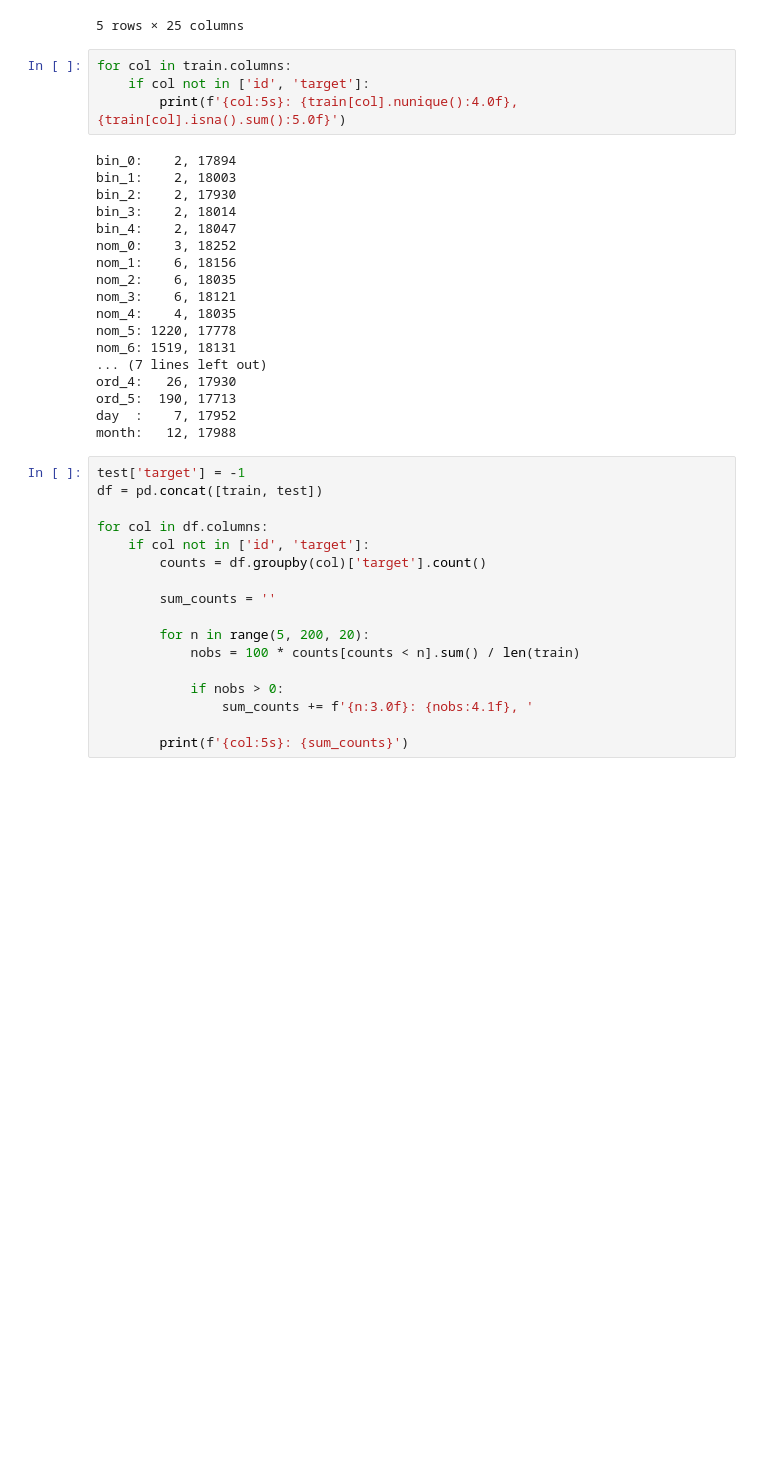
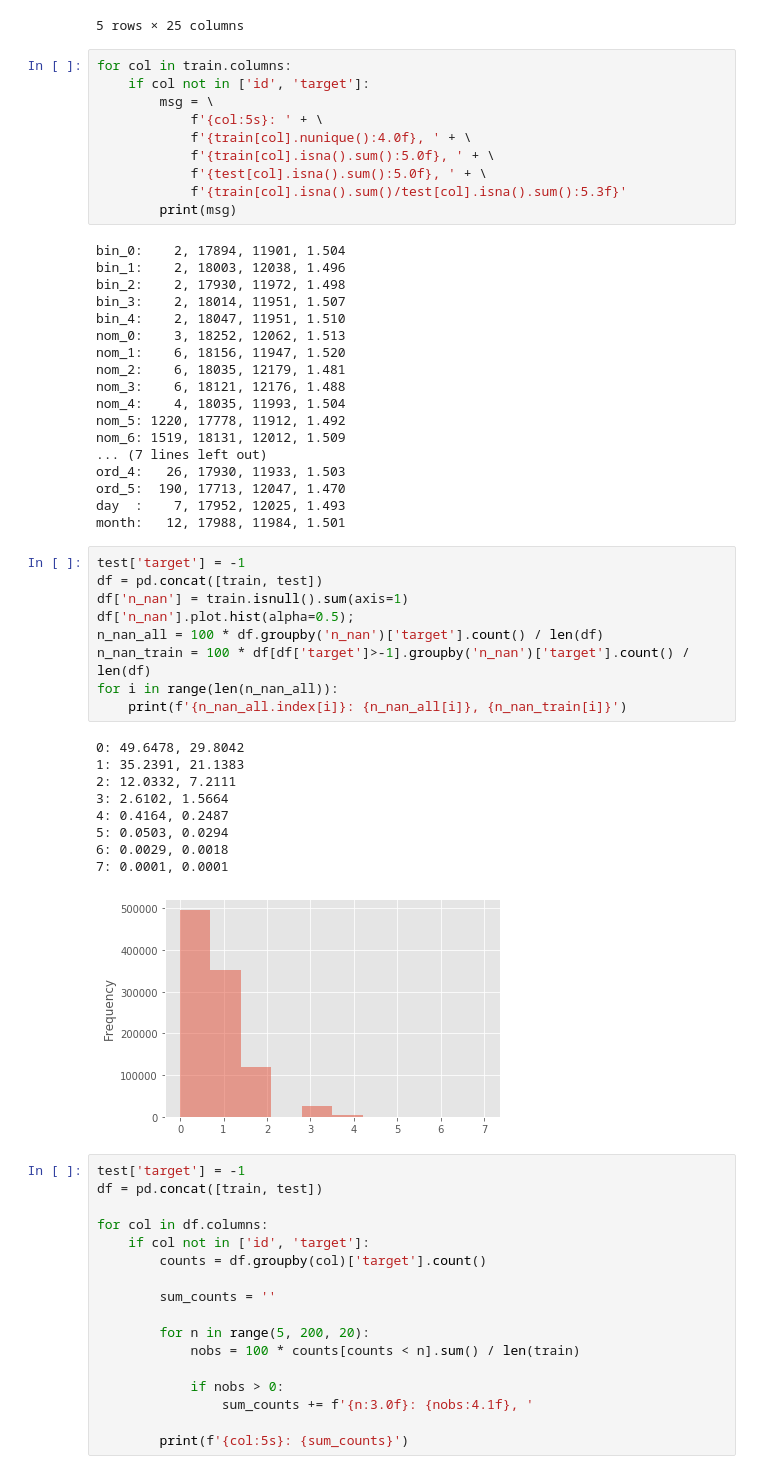
Before and after one commit to viktorsapozhok/cafeen, a Jupyter notebook: notebooks/1_simple_eda.ipynb, the cells around one changed output. Cells and saved outputs as stored; diff of their text form; blank space fills up the shorter version.

```diff
--- a/notebooks/1_simple_eda.ipynb
+++ b/notebooks/1_simple_eda.ipynb
@@ -29,25 +29,50 @@ train.head()
 # %%
 for col in train.columns:
     if col not in ['id', 'target']:
-        print(f'{col:5s}: {train[col].nunique():4.0f}, {train[col].isna().sum():5.0f}')
+        msg = \
+            f'{col:5s}: ' + \
+            f'{train[col].nunique():4.0f}, ' + \
+            f'{train[col].isna().sum():5.0f}, ' + \
+            f'{test[col].isna().sum():5.0f}, ' + \
+            f'{train[col].isna().sum()/test[col].isna().sum():5.3f}'
+        print(msg)
 # %% [output]
-bin_0:    2, 17894
-bin_1:    2, 18003
-bin_2:    2, 17930
-bin_3:    2, 18014
-bin_4:    2, 18047
-nom_0:    3, 18252
-nom_1:    6, 18156
-nom_2:    6, 18035
-nom_3:    6, 18121
-nom_4:    4, 18035
-nom_5: 1220, 17778
-nom_6: 1519, 18131
+bin_0:    2, 17894, 11901, 1.504
+bin_1:    2, 18003, 12038, 1.496
+bin_2:    2, 17930, 11972, 1.498
+bin_3:    2, 18014, 11951, 1.507
+bin_4:    2, 18047, 11951, 1.510
+nom_0:    3, 18252, 12062, 1.513
+nom_1:    6, 18156, 11947, 1.520
+nom_2:    6, 18035, 12179, 1.481
+nom_3:    6, 18121, 12176, 1.488
+nom_4:    4, 18035, 11993, 1.504
+nom_5: 1220, 17778, 11912, 1.492
+nom_6: 1519, 18131, 12012, 1.509
 ... (7 lines left out)
-ord_4:   26, 17930
-ord_5:  190, 17713
-day  :    7, 17952
-month:   12, 17988
+ord_4:   26, 17930, 11933, 1.503
+ord_5:  190, 17713, 12047, 1.470
+day  :    7, 17952, 12025, 1.493
+month:   12, 17988, 11984, 1.501
+# %%
+test['target'] = -1
+df = pd.concat([train, test])
+df['n_nan'] = train.isnull().sum(axis=1)
+df['n_nan'].plot.hist(alpha=0.5);
+n_nan_all = 100 * df.groupby('n_nan')['target'].count() / len(df)
+n_nan_train = 100 * df[df['target']>-1].groupby('n_nan')['target'].count() / len(df)
+for i in range(len(n_nan_all)):
+    print(f'{n_nan_all.index[i]}: {n_nan_all[i]}, {n_nan_train[i]}')
+# %% [output]
+0: 49.6478, 29.8042
+1: 35.2391, 21.1383
+2: 12.0332, 7.2111
+3: 2.6102, 1.5664
+4: 0.4164, 0.2487
+5: 0.0503, 0.0294
+6: 0.0029, 0.0018
+7: 0.0001, 0.0001
+[figure, added]
 # %%
 test['target'] = -1
 df = pd.concat([train, test])
```
Also changed, not shown: parts of 1 cell of this notebook, 4 other files.
